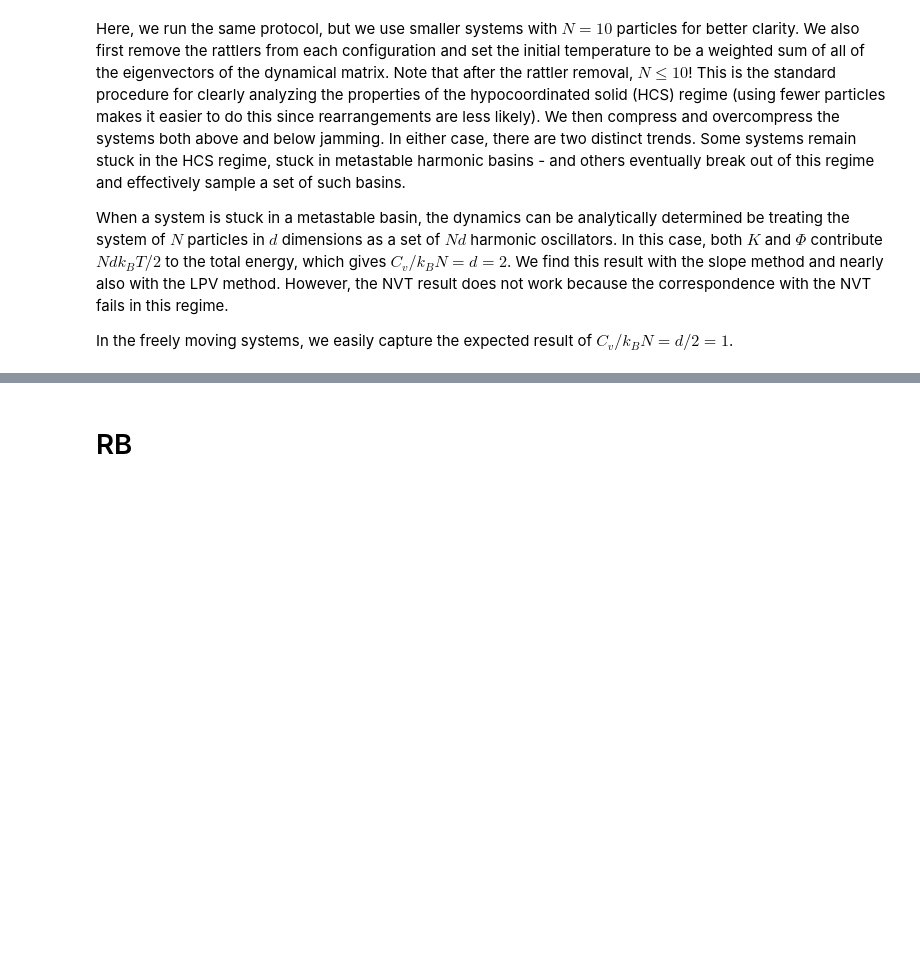
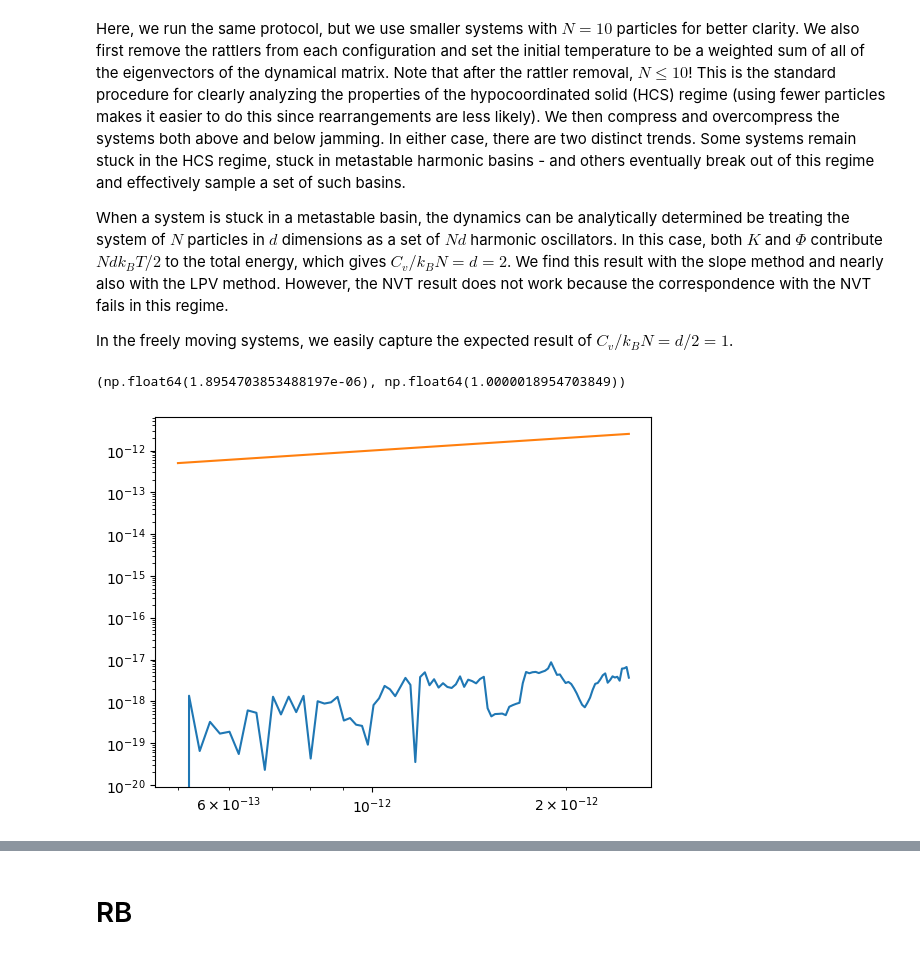
Before and after one commit to mmccraw98/notebooks-fall-25, a Jupyter notebook: 11/modes/heat_capacity.ipynb, the cells around one changed output, grey strips where cells are left out. Saved outputs shown, nothing was run; the diff lists cells and outputs as text; code cells hidden in the pictures; blank space fills up the shorter version.

```diff
--- a/11/modes/heat_capacity.ipynb
+++ b/11/modes/heat_capacity.ipynb
@@ -336,6 +336,16 @@ ke_fluc = np.var(ke[t0:], axis=0) / np.mean(ke[t0:], axis=0) ** 2
 
 norm = plt.Normalize(vmin=0, vmax=np.unique(final.original_system_id).size)
 cmap = plt.cm.viridis
+# %%
+plt.plot(T, pe_N)
+plt.plot(T, te_N)
+plt.yscale('log')
+plt.xscale('log')
+
+C_v_pe, C_v
+# %% [output]
+(np.float64(1.8954703853488197e-06), np.float64(1.0000018954703849))
+[figure, added]
 # %%
 vals = []
 
```
Also changed, not shown: parts of 1 cell of this notebook, 47 other files.
